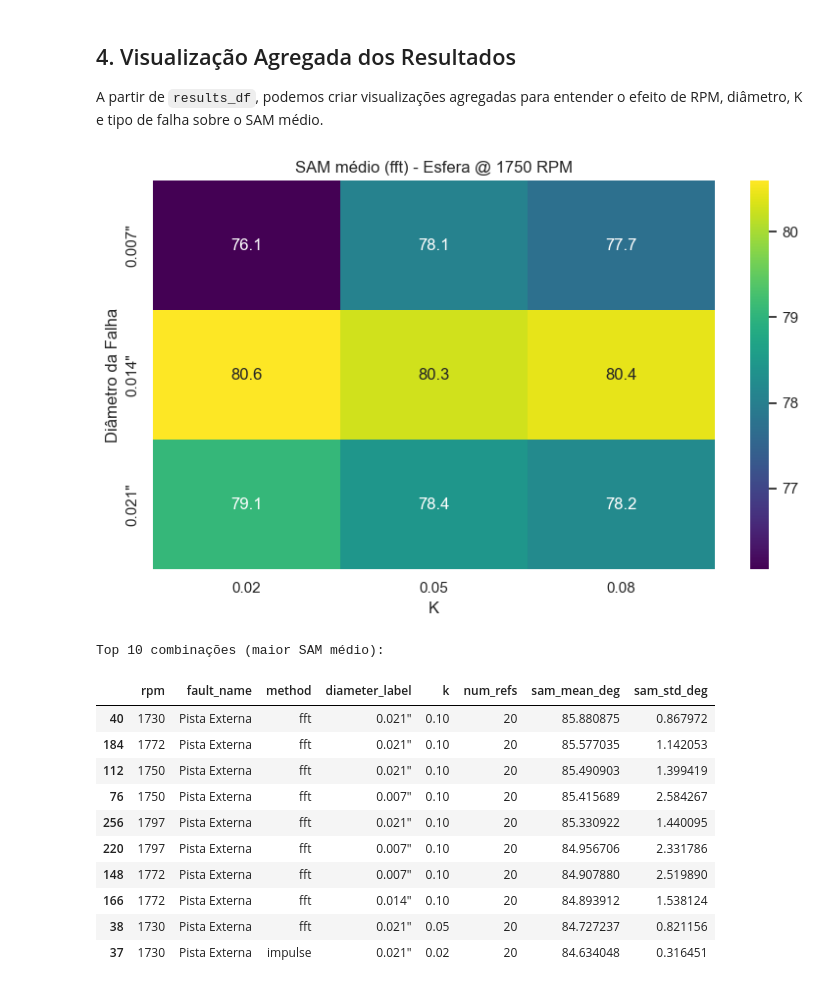
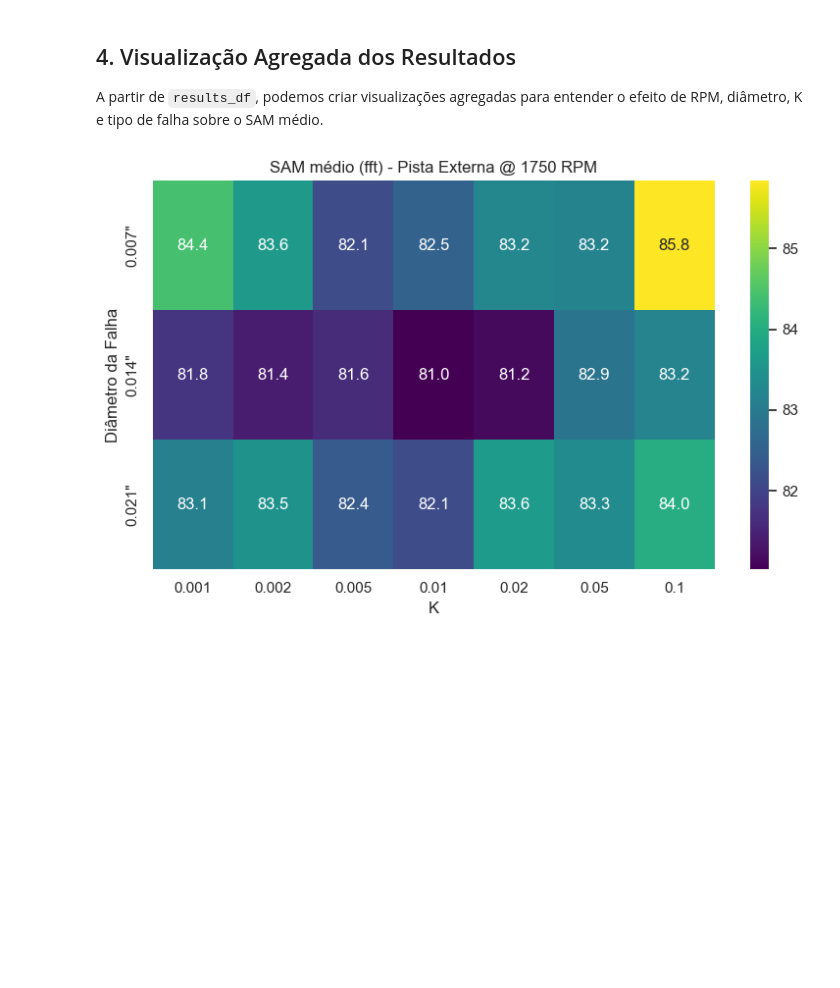
Before and after one commit to ViniciusTomsic/TCC, a Jupyter notebook: general_sam_analysis.ipynb, the cells around one changed output. Drawn from its saved outputs; the diff is of its cells as text; code cells hidden in the pictures; blank space fills up the shorter version.

```diff
--- a/general_sam_analysis.ipynb
+++ b/general_sam_analysis.ipynb
@@ -51,11 +76,11 @@ CWru_DIA_MAP = {
     0.7112: '0.028"'
 }
 
-# Grade de K por tipo de falha (valores centrados nos usados na Seção 3)
+# Grade de K por tipo de falha (valores expandidos com foco em menores amplitudes)
 K_GRID = {
-    'OR': [0.02, 0.05, 0.1],   # Outer race (Pista Externa)
-    'IR': [0.5, 0.8, 1],      # Inner race (Pista Interna)
-    'B':  [0.02, 0.05, 0.08]       # Ball (Esfera)
+    'OR': [0.001, 0.002, 0.005, 0.01, 0.02, 0.05, 0.1],   # Outer race (Pista Externa)
+    'IR': [0.005, 0.01, 0.05, 0.1, 0.2, 0.3, 0.5, 0.8, 1.0],      # Inner race (Pista Interna)
+    'B':  [0.005, 0.01, 0.02, 0.03, 0.05, 0.08]       # Ball (Esfera)
 }
 # %% [markdown]
 ## 2. Funções Auxiliares
@@ -220,49 +280,28 @@ A partir de `results_df`, podemos criar visualizações agregadas para entender
 # %%
 import seaborn as sns
 
 # Garantir estilo
 sns.set(style="whitegrid")
 
 # Exemplo: heatmap para um RPM específico e um tipo de falha
 rpm_plot = 1750
-fault_plot = 'Esfera'
+fault_plot = 'Pista Externa'
 method_plot = 'fft'  # ou 'impulse'
 
 subset = results_df[(results_df['rpm'] == rpm_plot) &
                     (results_df['fault_name'] == fault_plot) &
                     (results_df['method'] == method_plot)]
 
 if subset.empty:
     print(f"Nenhum dado em results_df para RPM={rpm_plot}, falha='{fault_plot}', método='{method_plot}'.")
 else:
     pivot = subset.pivot_table(index='diameter_label', columns='k', values='sam_mean_deg', aggfunc='mean')
     plt.figure(figsize=(8, 5))
     sns.heatmap(pivot, annot=True, fmt='.1f', cmap='viridis')
     plt.title(f'SAM médio ({method_plot}) - {fault_plot} @ {rpm_plot} RPM')
     plt.xlabel('K')
     plt.ylabel('Diâmetro da Falha')
     plt.tight_layout()
     plt.show()
-
-# Tabela: top 10 combinações mais similares (menor SAM) para cada método
-rank_df = (results_df
-           .dropna(subset=['sam_mean_deg'])
-           .sort_values('sam_mean_deg', ascending=False)
-           .head(10))
-
-print("Top 10 combinações (maior SAM médio):")
-rank_df[['rpm', 'fault_name', 'method', 'diameter_label', 'k', 'num_refs', 'sam_mean_deg', 'sam_std_deg']]
 # %% [output]
-[figure, old version]
+[figure, new version]
-Top 10 combinações (maior SAM médio):
-|  | rpm | fault_name | method | diameter_label | k | num_refs | sam_mean_deg | sam_std_deg |
-| 40 | 1730 | Pista Externa | fft | 0.021" | 0.10 | 20 | 85.880875 | 0.867972 |
-| 184 | 1772 | Pista Externa | fft | 0.021" | 0.10 | 20 | 85.577035 | 1.142053 |
-| 112 | 1750 | Pista Externa | fft | 0.021" | 0.10 | 20 | 85.490903 | 1.399419 |
-| 76 | 1750 | Pista Externa | fft | 0.007" | 0.10 | 20 | 85.415689 | 2.584267 |
-| 256 | 1797 | Pista Externa | fft | 0.021" | 0.10 | 20 | 85.330922 | 1.440095 |
-| 220 | 1797 | Pista Externa | fft | 0.007" | 0.10 | 20 | 84.956706 | 2.331786 |
-| 148 | 1772 | Pista Externa | fft | 0.007" | 0.10 | 20 | 84.907880 | 2.519890 |
-| 166 | 1772 | Pista Externa | fft | 0.014" | 0.10 | 20 | 84.893912 | 1.538124 |
-| 38 | 1730 | Pista Externa | fft | 0.021" | 0.05 | 20 | 84.727237 | 0.821156 |
-| 37 | 1730 | Pista Externa | impulse | 0.021" | 0.02 | 20 | 84.634048 | 0.316451 |
```
Also changed, not shown: parts of 5 cells of this notebook, 2 other files.
